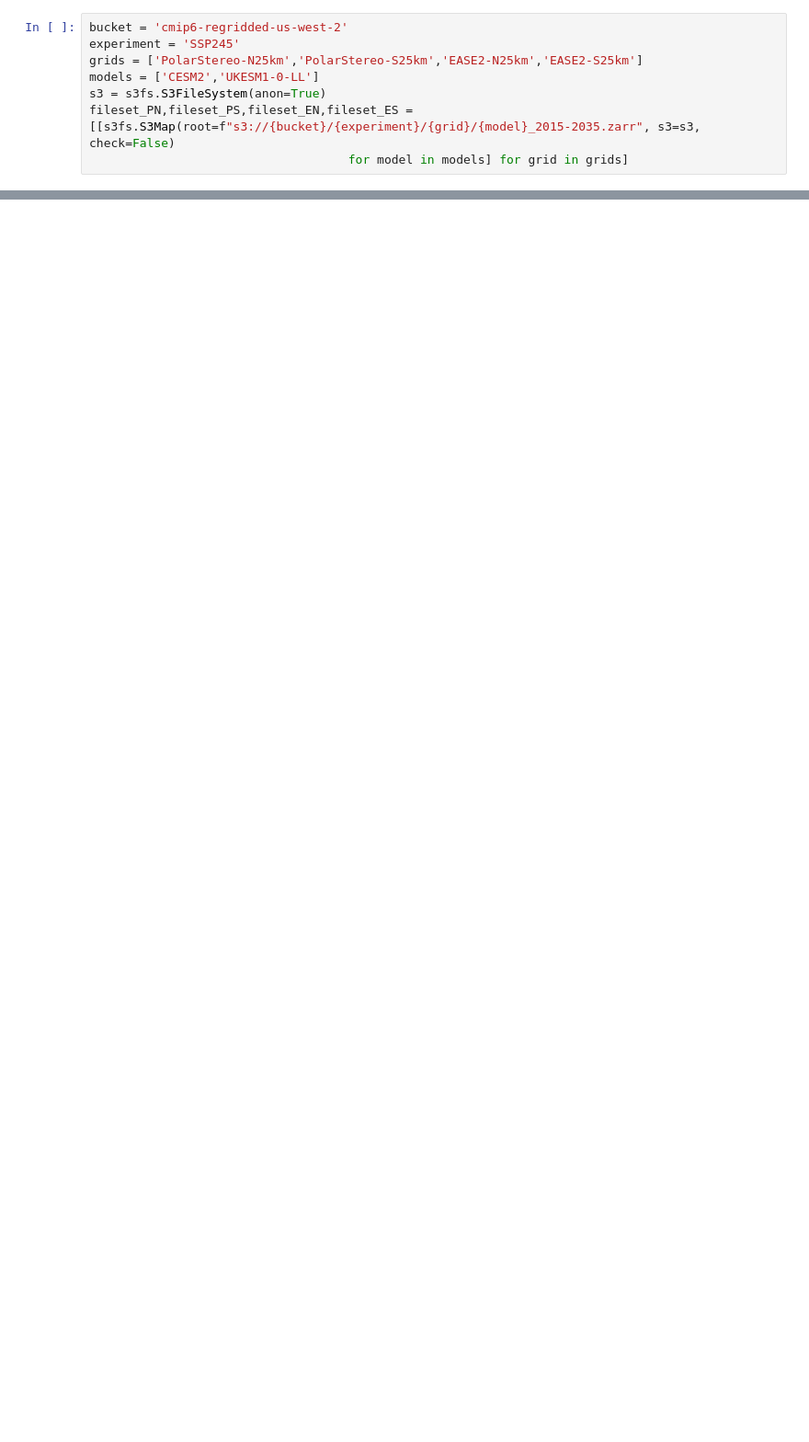
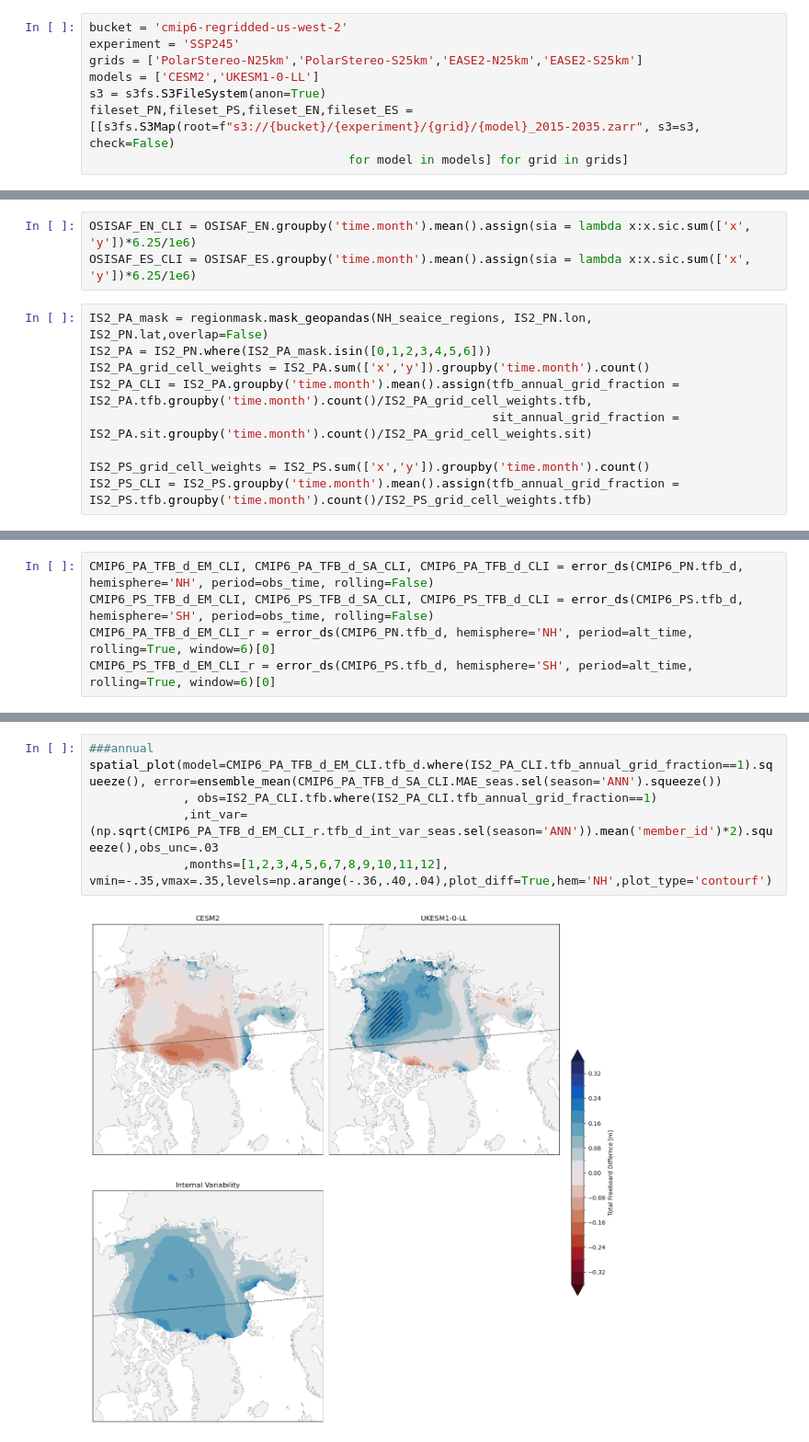
Before and after one commit to cjcardinale/CMIP6-ICESat2-SeaIce-Petty-2025, a Jupyter notebook: Results.ipynb, the cells around one changed output, grey strips where cells are left out. Shown at 92% size. Cells and saved outputs as stored; diff of their text form; blank space fills up the shorter version.

```diff
--- a/Results.ipynb
+++ b/Results.ipynb
@@ -36,3 +65,15 @@ def ensemble_mean(ds,thresh=1):
+# %%
+OSISAF_EN_CLI = OSISAF_EN.groupby('time.month').mean().assign(sia = lambda x:x.sic.sum(['x', 'y'])*6.25/1e6)
+OSISAF_ES_CLI = OSISAF_ES.groupby('time.month').mean().assign(sia = lambda x:x.sic.sum(['x', 'y'])*6.25/1e6)
+# %%
+IS2_PA_mask = regionmask.mask_geopandas(NH_seaice_regions, IS2_PN.lon, IS2_PN.lat,overlap=False)
+IS2_PA = IS2_PN.where(IS2_PA_mask.isin([0,1,2,3,4,5,6]))
+IS2_PA_grid_cell_weights = IS2_PA.sum(['x','y']).groupby('time.month').count()
+IS2_PA_CLI = IS2_PA.groupby('time.month').mean().assign(tfb_annual_grid_fraction = IS2_PA.tfb.groupby('time.month').count()/IS2_PA_grid_cell_weights.tfb,
+                                                        sit_annual_grid_fraction = IS2_PA.sit.groupby('time.month').count()/IS2_PA_grid_cell_weights.sit)
+
+IS2_PS_grid_cell_weights = IS2_PS.sum(['x','y']).groupby('time.month').count()
+IS2_PS_CLI = IS2_PS.groupby('time.month').mean().assign(tfb_annual_grid_fraction = IS2_PS.tfb.groupby('time.month').count()/IS2_PS_grid_cell_weights.tfb)
 # %%
 CMIP6_PN
 # %% [output]
@@ -87,0 +279,5 @@ with ProgressBar():
+# %%
+CMIP6_PA_TFB_d_EM_CLI, CMIP6_PA_TFB_d_SA_CLI, CMIP6_PA_TFB_d_CLI = error_ds(CMIP6_PN.tfb_d, hemisphere='NH', period=obs_time, rolling=False)
+CMIP6_PS_TFB_d_EM_CLI, CMIP6_PS_TFB_d_SA_CLI, CMIP6_PS_TFB_d_CLI = error_ds(CMIP6_PS.tfb_d, hemisphere='SH', period=obs_time, rolling=False)
+CMIP6_PA_TFB_d_EM_CLI_r = error_ds(CMIP6_PN.tfb_d, hemisphere='NH', period=alt_time, rolling=True, window=6)[0]
+CMIP6_PS_TFB_d_EM_CLI_r = error_ds(CMIP6_PS.tfb_d, hemisphere='SH', period=alt_time, rolling=True, window=6)[0]
@@ -87,0 +437,8 @@ with ProgressBar():
+# %%
+###annual
+spatial_plot(model=CMIP6_PA_TFB_d_EM_CLI.tfb_d.where(IS2_PA_CLI.tfb_annual_grid_fraction==1).squeeze(), error=ensemble_mean(CMIP6_PA_TFB_d_SA_CLI.MAE_seas.sel(season='ANN').squeeze())
+             , obs=IS2_PA_CLI.tfb.where(IS2_PA_CLI.tfb_annual_grid_fraction==1)
+             ,int_var=(np.sqrt(CMIP6_PA_TFB_d_EM_CLI_r.tfb_d_int_var_seas.sel(season='ANN')).mean('member_id')*2).squeeze(),obs_unc=.03
+             ,months=[1,2,3,4,5,6,7,8,9,10,11,12], vmin=-.35,vmax=.35,levels=np.arange(-.36,.40,.04),plot_diff=True,hem='NH',plot_type='contourf')
+# %% [output]
+[figure, added]
```
Also changed, not shown: parts of 26 cells of this notebook, 13 other files.
